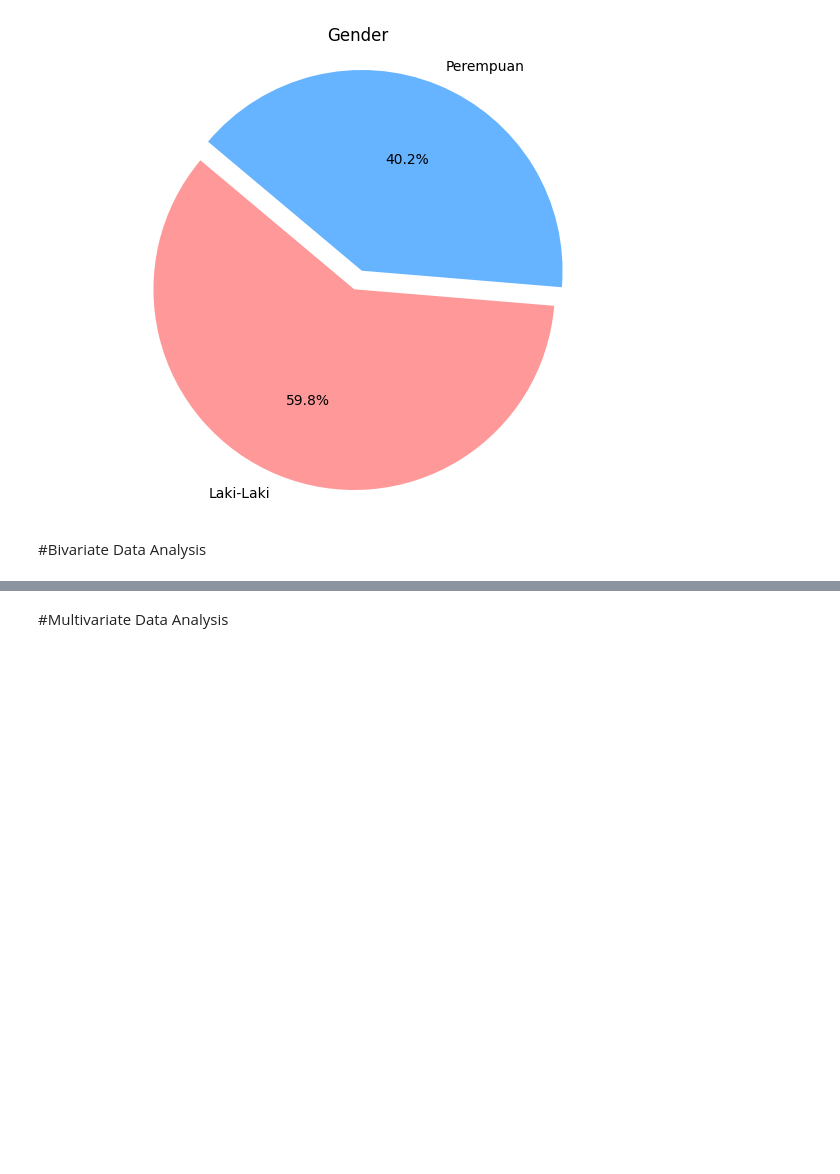
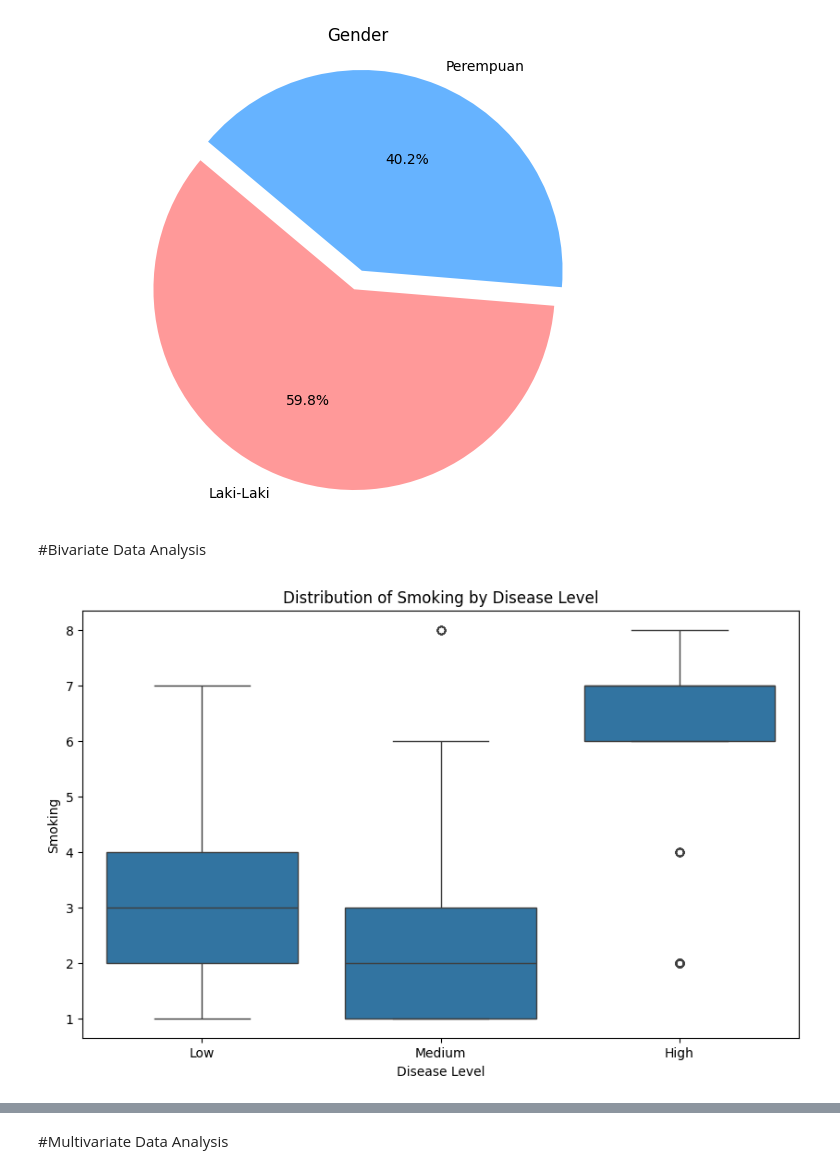
Before and after one commit to mazenbuk/intern, a Jupyter notebook: intern.ipynb, the cells around one changed output, grey strips where cells are left out. Drawn from its saved outputs; the diff is of its cells as text; code cells hidden in the pictures; blank space fills up the shorter version.

```diff
--- a/intern.ipynb
+++ b/intern.ipynb
@@ -108,3 +108,12 @@ plt.show()
 [figure]
 # %% [markdown]
 #Bivariate Data Analysis
+# %%
+plt.figure(figsize=(10, 6))
+plt.title('Distribution of Smoking by Disease Level')
+sns.boxplot(x='Level', y='Smoking', data=data, order=['Low', 'Medium', 'High'])
+plt.xlabel('Disease Level')
+plt.ylabel('Smoking')
+plt.show()
+# %% [output]
+[figure, added]
```
Also changed, not shown: parts of 3 cells of this notebook.
